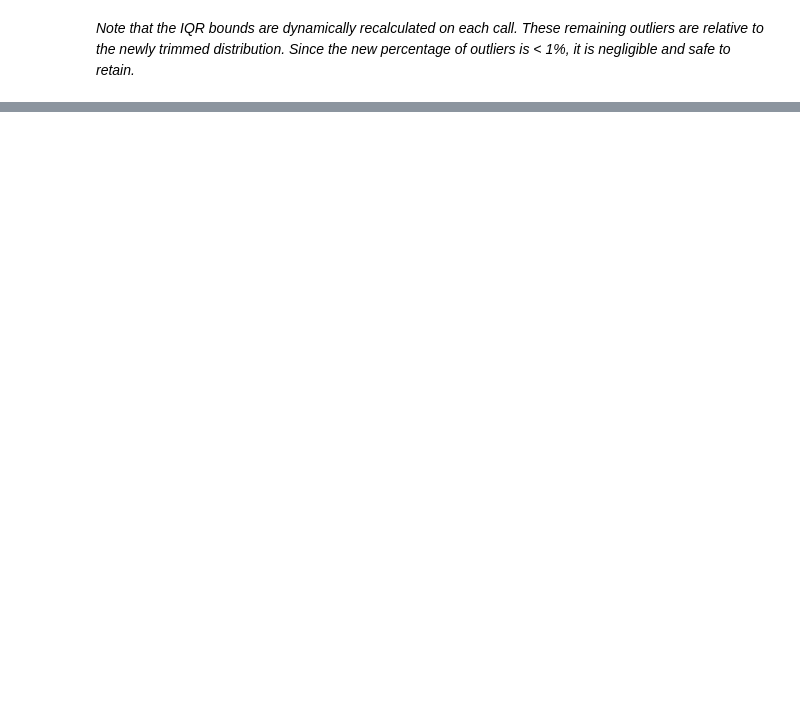
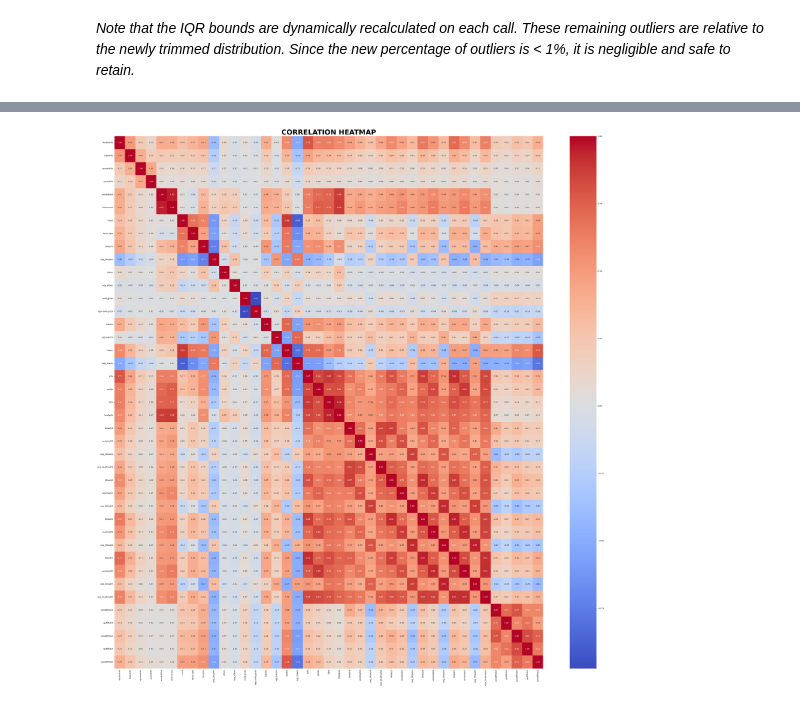
Before and after one commit to jkpjr/lol-esports-pickems-predictor, a Jupyter notebook: data_processing.ipynb, the cells around one changed output, grey strips where cells are left out. Saved outputs shown, nothing was run; the diff lists cells and outputs as text; code cells hidden in the pictures; blank space fills up the shorter version.

```diff
--- a/data_processing.ipynb
+++ b/data_processing.ipynb
@@ -177,9 +173,9 @@ Name: count, dtype: int64
 # %%
 # Limit numerical columns for description and visualization
-drop_numbelow100 = [col for col in df.select_dtypes(include="number") if df[col].nunique() < 100]
-drop_numbelow3 =  [col for col in df.select_dtypes(include="number") if df[col].nunique() < 3 and col != 'result']
-print(drop_numbelow100)
-print(drop_numbelow3)
+nunique_below100 = [col for col in df.select_dtypes(include="number") if df[col].nunique() < 100]
+nunique_below3 =  [col for col in df.select_dtypes(include="number") if df[col].nunique() < 3 and col != 'result']
+print(nunique_below100)
+print(nunique_below3)
 
 # Limit categorical columns for description and visualization
 catcols_to_drop = [col for col in df.select_dtypes(include="str") if df[col].nunique() > 50]
@@ -224,8 +198,13 @@ visualize_outliers(df, drop_numbelow3, nrows=8, ncols=4, figsize=(15, 30))
 # %%
+# Compute correlation matrix
+corr_mtx = df.drop(nunique_below3, axis='columns').corr(numeric_only=True)
+
 # Plot correlation heatmap
-plt.figure(figsize=(40, 40))
+plt.figure(figsize=(50, 50))
 sns.heatmap(corr_mtx, cmap='coolwarm', annot=True, fmt='.2f')
-plt.title('CORRELATION HEATMAP', fontsize=24, fontweight="bold")
+plt.title('CORRELATION HEATMAP', fontsize=36, fontweight="bold")
 plt.show()
+# %% [output]
+[figure, added]
 # %%
 # df.to_csv("df_processed.csv", index=False)
```
Also changed, not shown: parts of 14 cells of this notebook.
